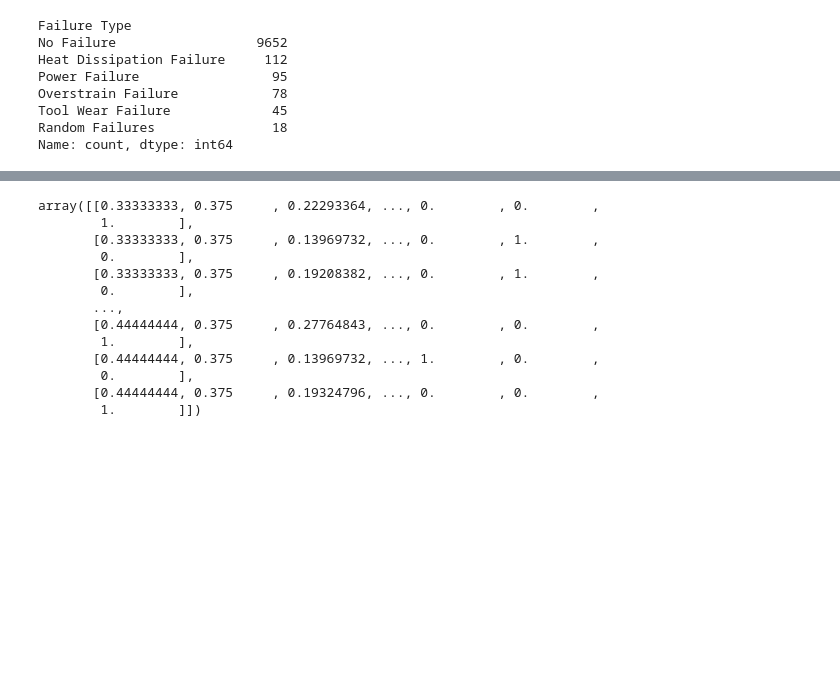
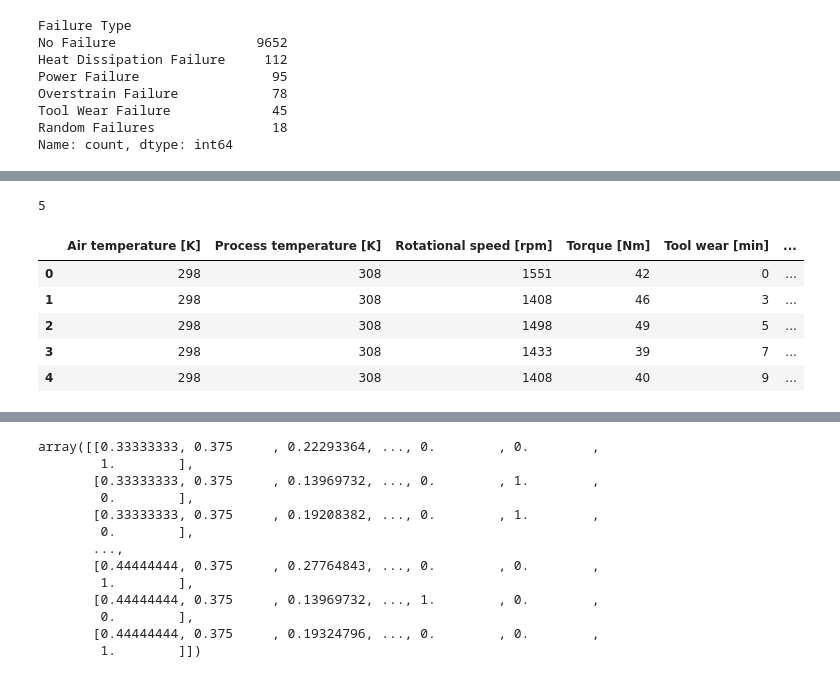
Before and after one commit to darda-abu/Machine-failure-prediction, a Jupyter notebook: data/process.ipynb, the cells around one changed output, grey strips where cells are left out. Drawn from its saved outputs; the diff is of its cells as text; code cells hidden in the pictures; blank space fills up the shorter version.

```diff
--- a/data/process.ipynb
+++ b/data/process.ipynb
@@ -77,0 +92,7 @@ Name: count, dtype: int64
+# %%
+from sklearn.preprocessing import LabelEncoder
+label_encoder = LabelEncoder()
+y = label_encoder.fit_transform(y)
+y.max()
+# %% [output]
+5
@@ -77,0 +103,9 @@ Name: count, dtype: int64
+# %%
+df.head()
+# %% [output]
+|  | Air temperature [K] | Process temperature [K] | Rotational speed [rpm] | Torque [Nm] | Tool wear [min] | ... |
+| 0 | 298 | 308 | 1551 | 42 | 0 | ... |
+| 1 | 298 | 308 | 1408 | 46 | 3 | ... |
+| 2 | 298 | 308 | 1498 | 49 | 5 | ... |
+| 3 | 298 | 308 | 1433 | 39 | 7 | ... |
+| 4 | 298 | 308 | 1408 | 40 | 9 | ... |
```
Also changed, not shown: parts of 10 cells of this notebook, 2 other files.
